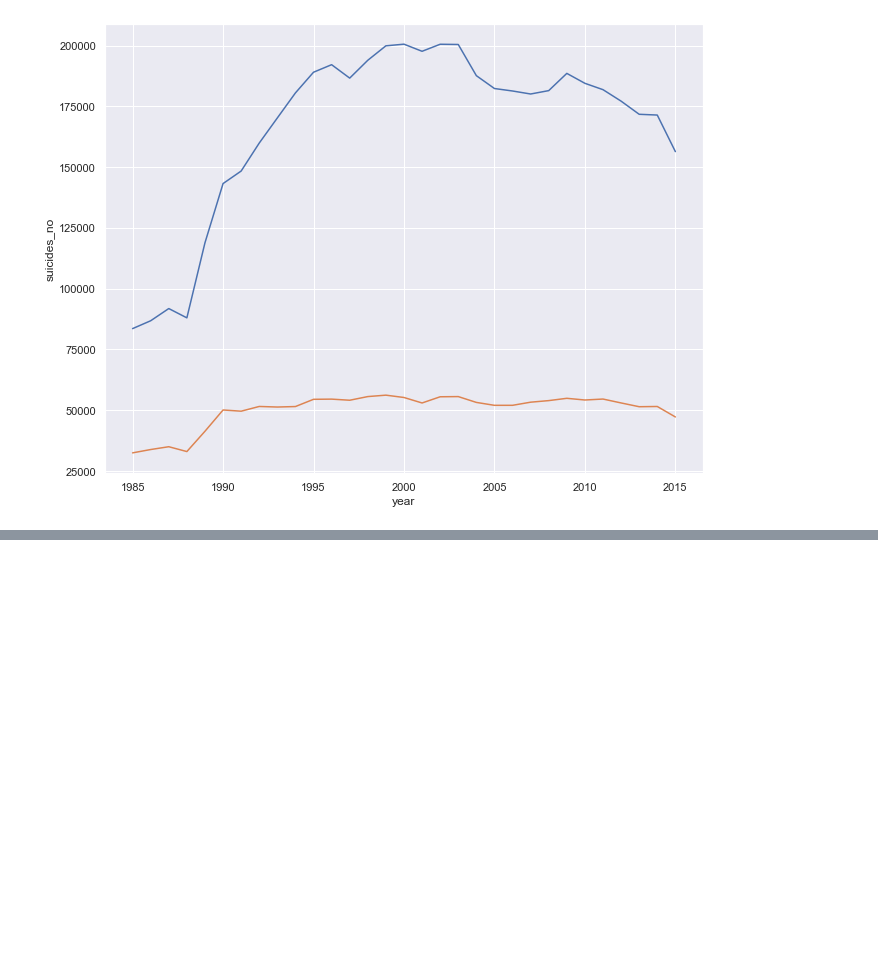
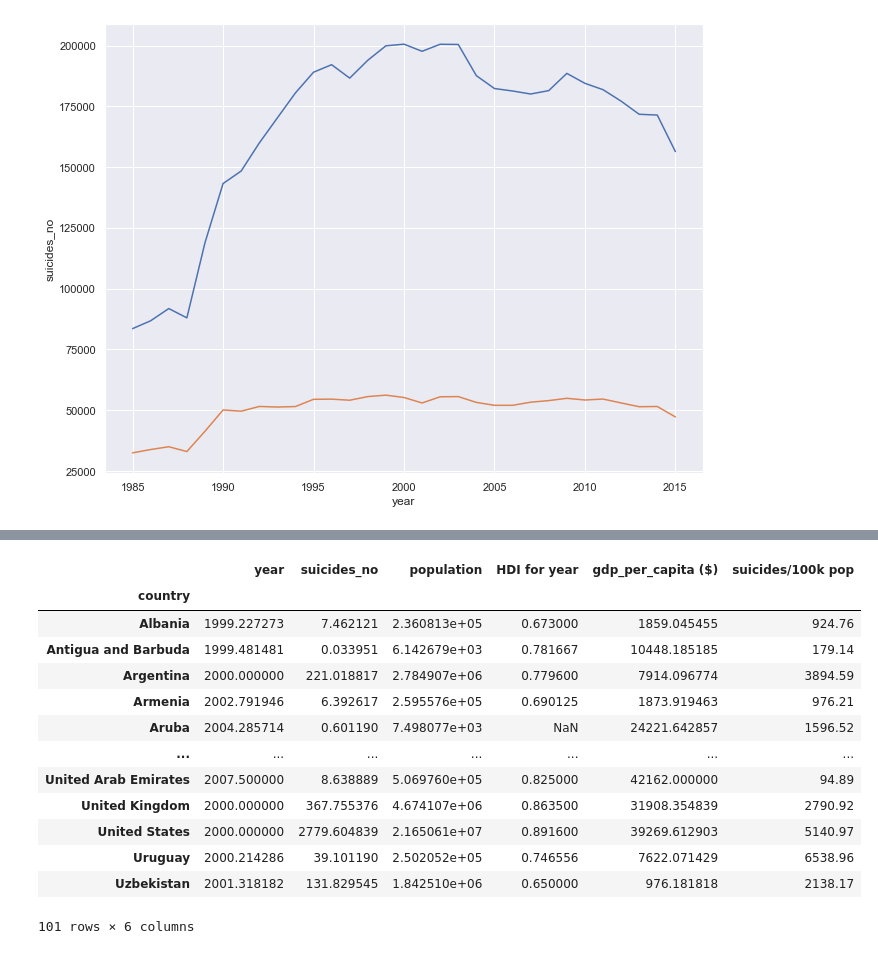
Before and after one commit to aad1tya/suicideRates, a Jupyter notebook: Suicide Rates Analysis.ipynb, the cells around one changed output, grey strips where cells are left out. Saved outputs shown, nothing was run; the diff lists cells and outputs as text; code cells hidden in the pictures; blank space fills up the shorter version.

```diff
--- a/Suicide Rates Analysis.ipynb
+++ b/Suicide Rates Analysis.ipynb
@@ -105,0 +121,17 @@ total_suicides_gdp = pd.concat([country_mean['gdp_per_capita ($)'], total_suicid
+# %%
+country_mean
+# %% [output]
+|  | year | suicides_no | population | HDI for year | gdp_per_capita ($) | suicides/100k pop |
+| country |  |  |  |  |  |  |
+| Albania | 1999.227273 | 7.462121 | 2.360813e+05 | 0.673000 | 1859.045455 | 924.76 |
+| Antigua and Barbuda | 1999.481481 | 0.033951 | 6.142679e+03 | 0.781667 | 10448.185185 | 179.14 |
+| Argentina | 2000.000000 | 221.018817 | 2.784907e+06 | 0.779600 | 7914.096774 | 3894.59 |
+| Armenia | 2002.791946 | 6.392617 | 2.595576e+05 | 0.690125 | 1873.919463 | 976.21 |
+| Aruba | 2004.285714 | 0.601190 | 7.498077e+03 | NaN | 24221.642857 | 1596.52 |
+| ... | ... | ... | ... | ... | ... | ... |
+| United Arab Emirates | 2007.500000 | 8.638889 | 5.069760e+05 | 0.825000 | 42162.000000 | 94.89 |
+| United Kingdom | 2000.000000 | 367.755376 | 4.674107e+06 | 0.863500 | 31908.354839 | 2790.92 |
+| United States | 2000.000000 | 2779.604839 | 2.165061e+07 | 0.891600 | 39269.612903 | 5140.97 |
+| Uruguay | 2000.214286 | 39.101190 | 2.502052e+05 | 0.746556 | 7622.071429 | 6538.96 |
+| Uzbekistan | 2001.318182 | 131.829545 | 1.842510e+06 | 0.650000 | 976.181818 | 2138.17 |
+101 rows × 6 columns
```
Also changed, not shown: parts of 15 cells of this notebook.
